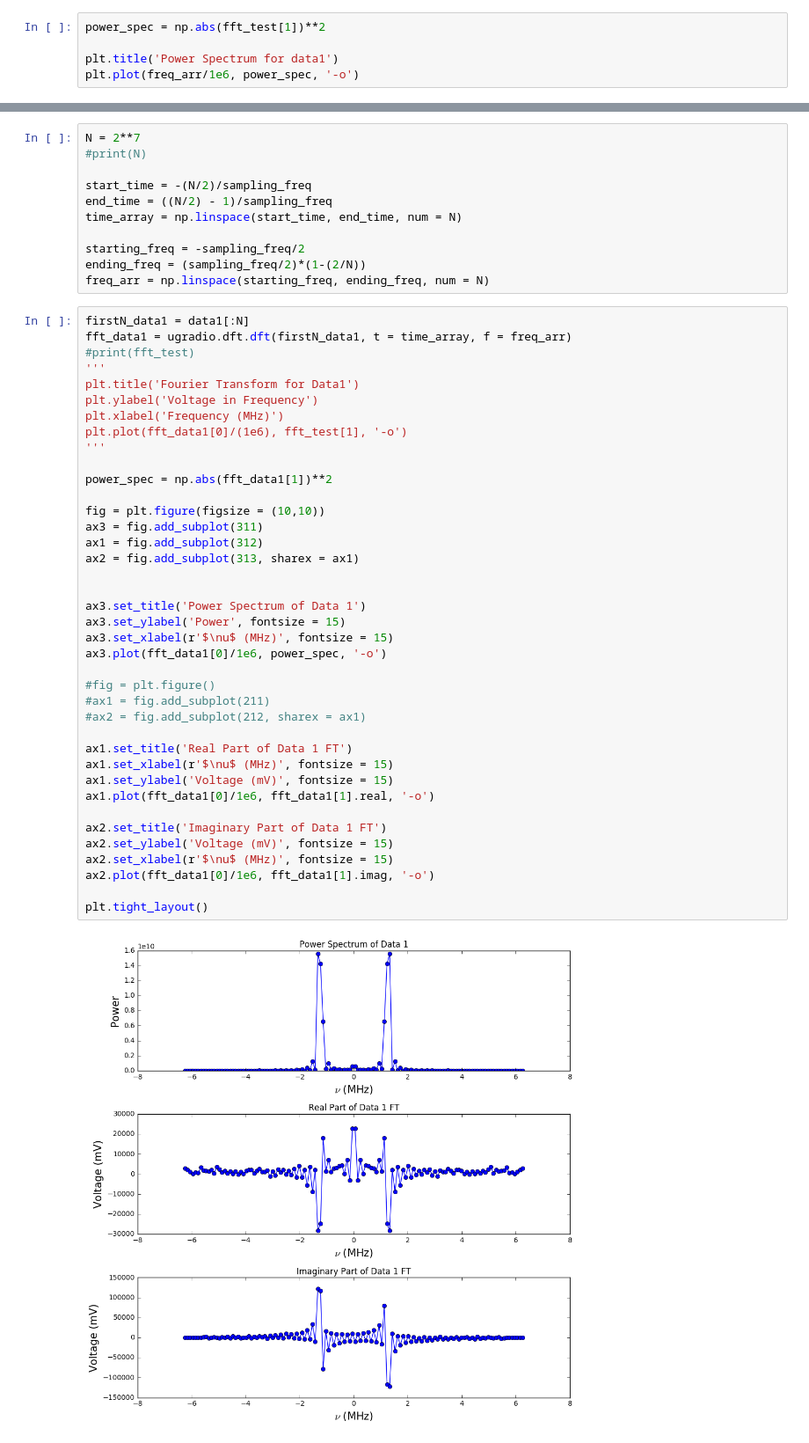
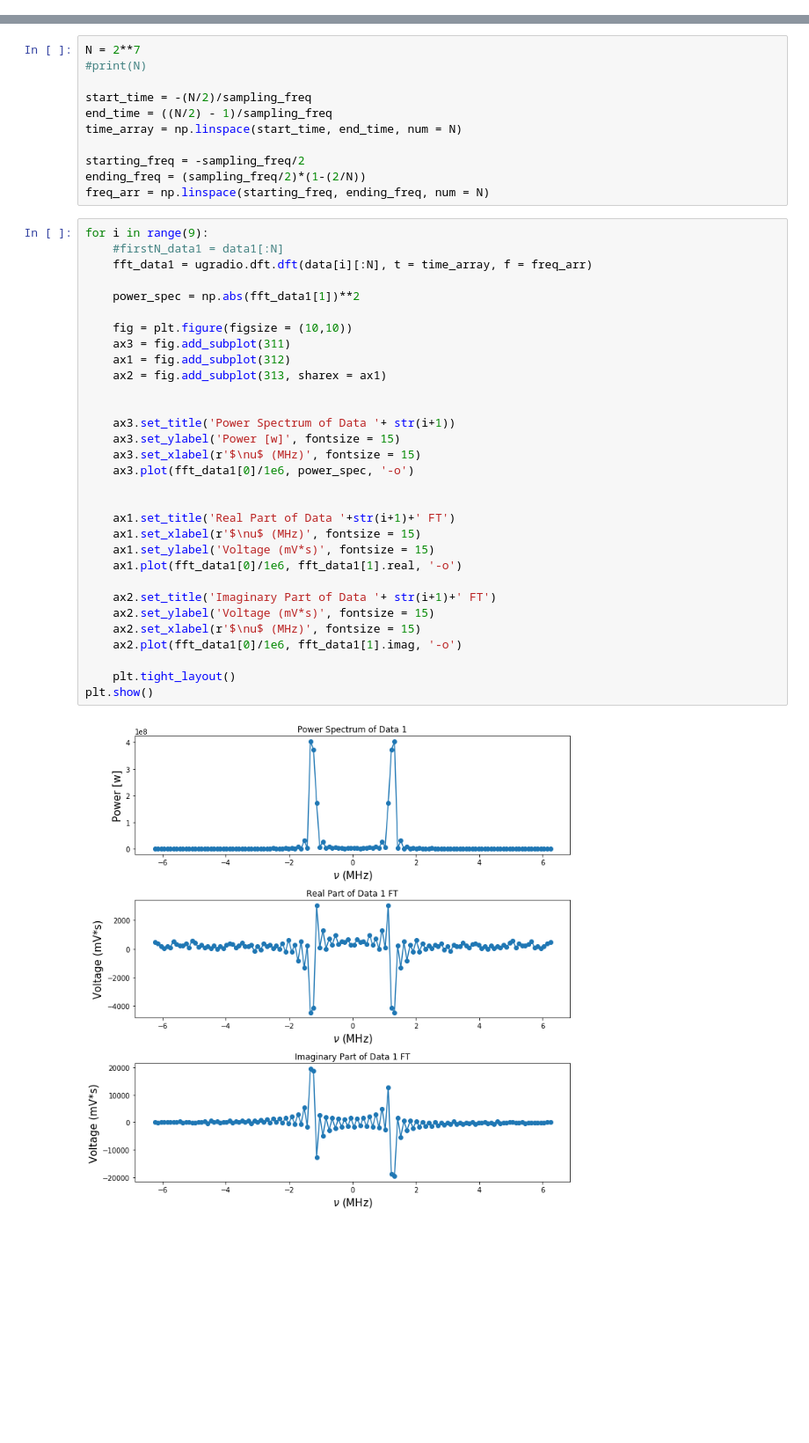
Before and after one commit to arthurm101/radiolab, a Jupyter notebook: Lab 1/Lab1_Mixer.ipynb, the cells around one changed output, grey strips where cells are left out. Shown at 88% size. Saved outputs shown, nothing was run; the diff lists cells and outputs as text; blank space fills up the shorter version.

```diff
--- a/Lab 1/Lab1_Mixer.ipynb
+++ b/Lab 1/Lab1_Mixer.ipynb
@@ -242,7 +163,2 @@ plt.tight_layout()
 # %% [markdown]
 Making Power Spectrum
-# %%
-power_spec = np.abs(fft_test[1])**2
-
-plt.title('Power Spectrum for data1')
-plt.plot(freq_arr/1e6, power_spec, '-o')
@@ -261,43 +174,35 @@ starting_freq = -sampling_freq/2
 ending_freq = (sampling_freq/2)*(1-(2/N))
 freq_arr = np.linspace(starting_freq, ending_freq, num = N)
 # %%
-firstN_data1 = data1[:N]
-fft_data1 = ugradio.dft.dft(firstN_data1, t = time_array, f = freq_arr)
-#print(fft_test)
-'''
-plt.title('Fourier Transform for Data1')
-plt.ylabel('Voltage in Frequency')
-plt.xlabel('Frequency (MHz)')
-plt.plot(fft_data1[0]/(1e6), fft_test[1], '-o')
-'''
+for i in range(9):
+    #firstN_data1 = data1[:N]
+    fft_data1 = ugradio.dft.dft(data[i][:N], t = time_array, f = freq_arr)
 
-power_spec = np.abs(fft_data1[1])**2
+    power_spec = np.abs(fft_data1[1])**2
 
-fig = plt.figure(figsize = (10,10))
-ax3 = fig.add_subplot(311)
-ax1 = fig.add_subplot(312)
-ax2 = fig.add_subplot(313, sharex = ax1)
+    fig = plt.figure(figsize = (10,10))
+    ax3 = fig.add_subplot(311)
+    ax1 = fig.add_subplot(312)
+    ax2 = fig.add_subplot(313, sharex = ax1)
 
 
-ax3.set_title('Power Spectrum of Data 1')
-ax3.set_ylabel('Power', fontsize = 15)
-ax3.set_xlabel(r'$\nu$ (MHz)', fontsize = 15)
-ax3.plot(fft_data1[0]/1e6, power_spec, '-o')
+    ax3.set_title('Power Spectrum of Data '+ str(i+1))
+    ax3.set_ylabel('Power [w]', fontsize = 15)
+    ax3.set_xlabel(r'$\nu$ (MHz)', fontsize = 15)
+    ax3.plot(fft_data1[0]/1e6, power_spec, '-o')
 
-#fig = plt.figure()
-#ax1 = fig.add_subplot(211)
-#ax2 = fig.add_subplot(212, sharex = ax1)
 
-ax1.set_title('Real Part of Data 1 FT')
-ax1.set_xlabel(r'$\nu$ (MHz)', fontsize = 15)
-ax1.set_ylabel('Voltage (mV)', fontsize = 15)
-ax1.plot(fft_data1[0]/1e6, fft_data1[1].real, '-o')
+    ax1.set_title('Real Part of Data '+str(i+1)+' FT')
+    ax1.set_xlabel(r'$\nu$ (MHz)', fontsize = 15)
+    ax1.set_ylabel('Voltage (mV*s)', fontsize = 15)
+    ax1.plot(fft_data1[0]/1e6, fft_data1[1].real, '-o')
 
-ax2.set_title('Imaginary Part of Data 1 FT')
-ax2.set_ylabel('Voltage (mV)', fontsize = 15)
-ax2.set_xlabel(r'$\nu$ (MHz)', fontsize = 15)
-ax2.plot(fft_data1[0]/1e6, fft_data1[1].imag, '-o')
+    ax2.set_title('Imaginary Part of Data '+ str(i+1)+' FT')
+    ax2.set_ylabel('Voltage (mV*s)', fontsize = 15)
+    ax2.set_xlabel(r'$\nu$ (MHz)', fontsize = 15)
+    ax2.plot(fft_data1[0]/1e6, fft_data1[1].imag, '-o')
 
-plt.tight_layout()
+    plt.tight_layout()
+plt.show()
 # %% [output]
-[figure, old version]
+[figure, new version]
```
Also changed, not shown: parts of 50 cells of this notebook.
